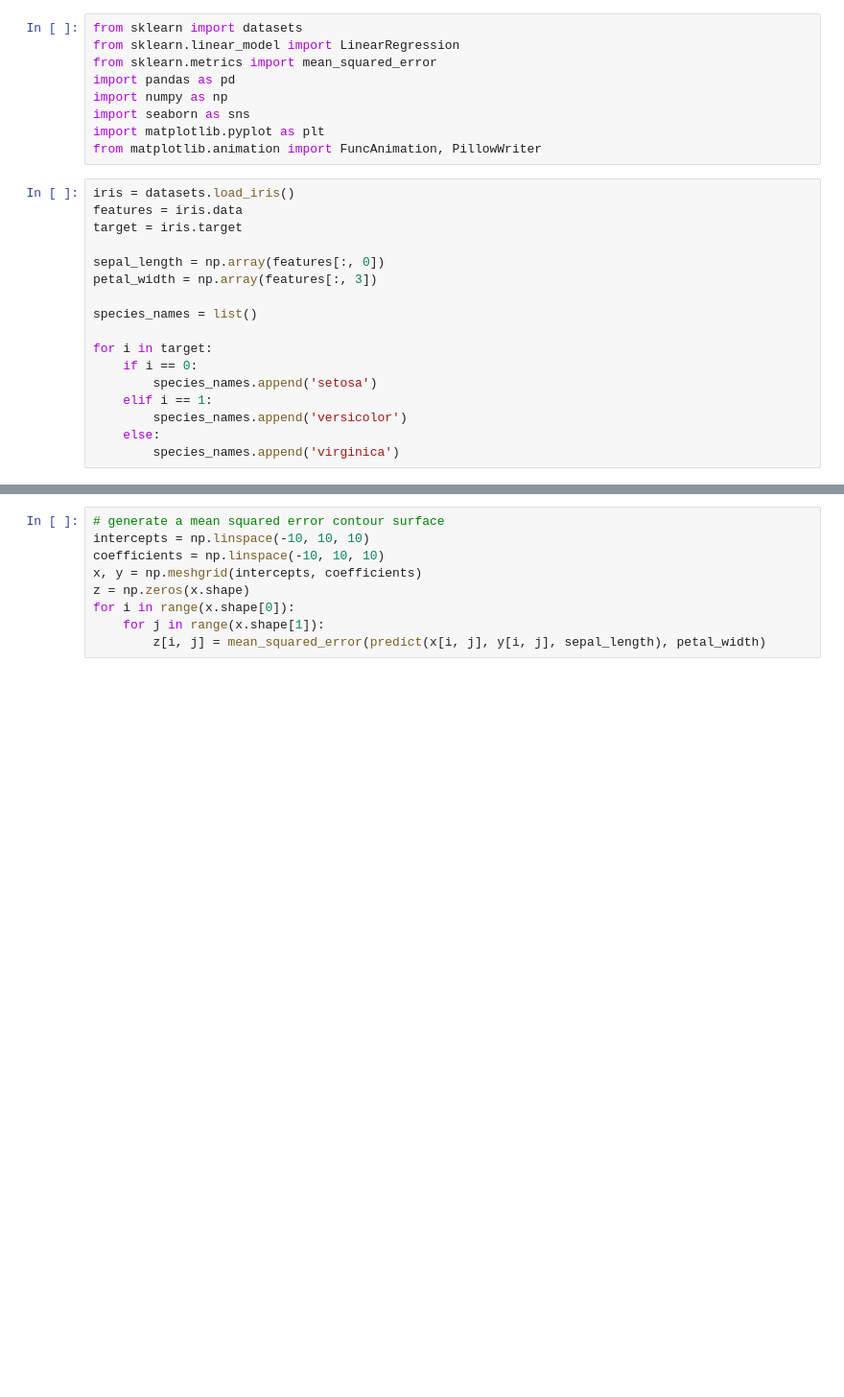
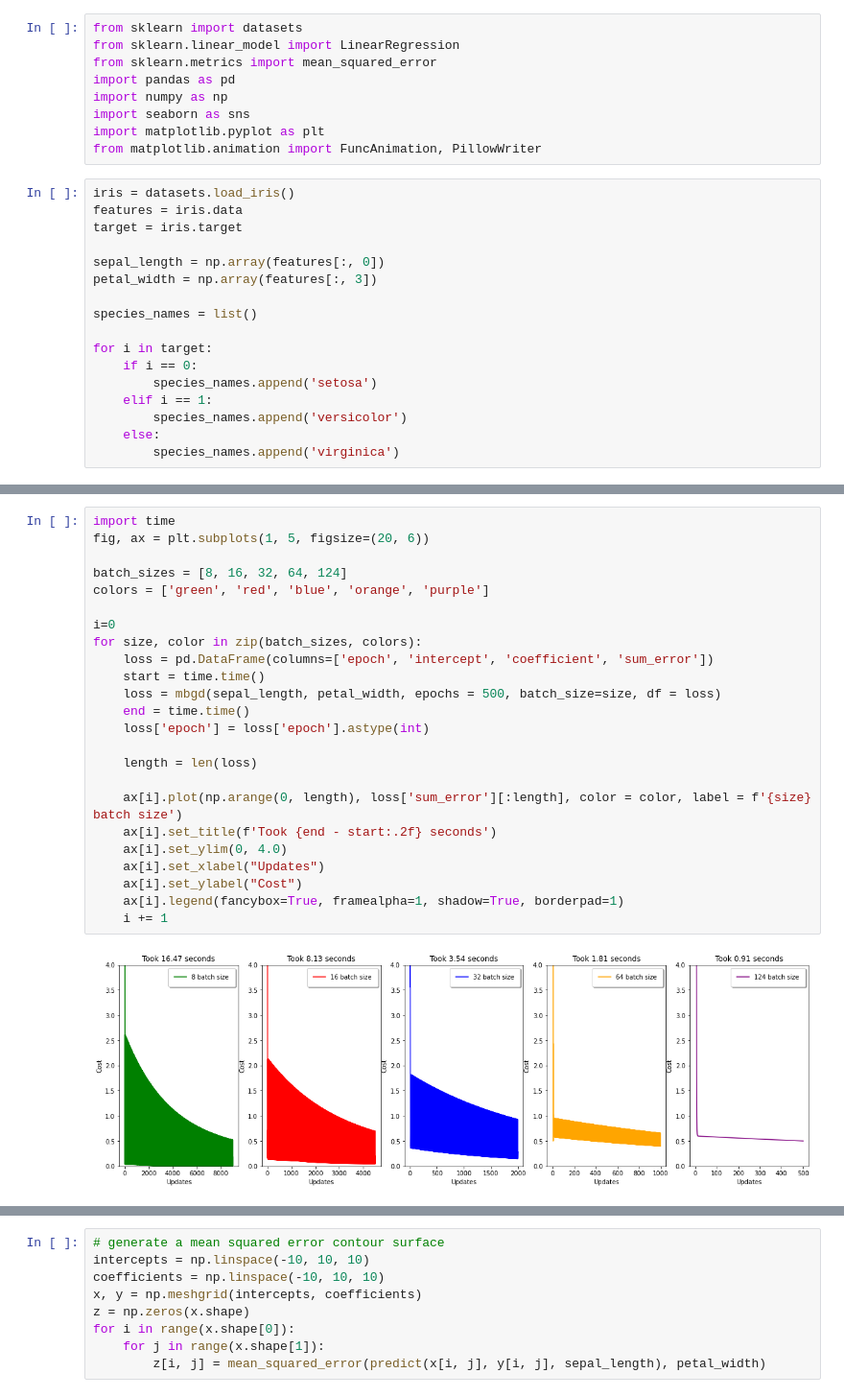
Before and after one commit to bsraya/optimization-algorithms, a Jupyter notebook: mbgd.ipynb, the cells around one changed output, grey strips where cells are left out. Shown at 96% size. Drawn from its saved outputs; the diff is of its cells as text; blank space fills up the shorter version.

```diff
--- a/mbgd.ipynb
+++ b/mbgd.ipynb
@@ -138,0 +135,26 @@ plt.legend(fancybox=True, framealpha=1, shadow=True, borderpad=1)
+# %%
+import time
+fig, ax = plt.subplots(1, 5, figsize=(20, 6))
+
+batch_sizes = [8, 16, 32, 64, 124]
+colors = ['green', 'red', 'blue', 'orange', 'purple']
+
+i=0
+for size, color in zip(batch_sizes, colors):
+    loss = pd.DataFrame(columns=['epoch', 'intercept', 'coefficient', 'sum_error'])
+    start = time.time()
+    loss = mbgd(sepal_length, petal_width, epochs = 500, batch_size=size, df = loss)
+    end = time.time()
+    loss['epoch'] = loss['epoch'].astype(int)
+
+    length = len(loss)
+
+    ax[i].plot(np.arange(0, length), loss['sum_error'][:length], color = color, label = f'{size} batch size')
+    ax[i].set_title(f'Took {end - start:.2f} seconds')
+    ax[i].set_ylim(0, 4.0)
+    ax[i].set_xlabel("Updates")
+    ax[i].set_ylabel("Cost")
+    ax[i].legend(fancybox=True, framealpha=1, shadow=True, borderpad=1)
+    i += 1
+# %% [output]
+[figure, added]
```
Also changed, not shown: parts of 12 cells of this notebook.
